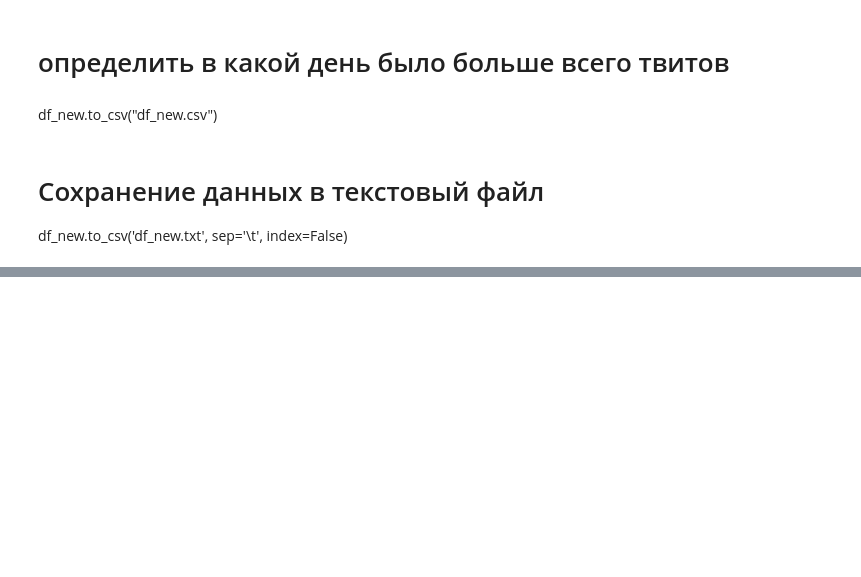
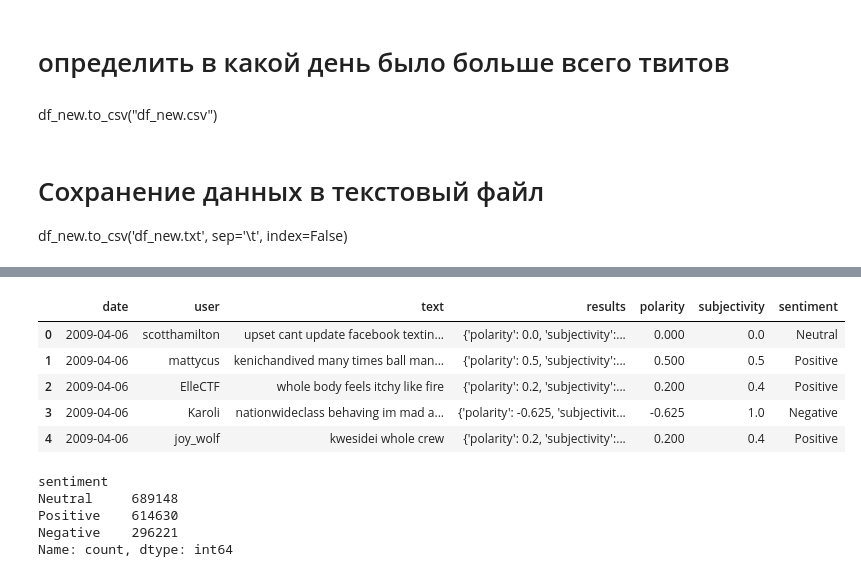
Before and after one commit to Alona-Aldushyna/Summer_2023_August_Repeat_Assessment, a Jupyter notebook: Summer_2023_August_Repeat_Assessment.ipynb, the cells around one changed output, grey strips where cells are left out. Drawn from its saved outputs; the diff is of its cells as text; code cells hidden in the pictures; blank space fills up the shorter version.

```diff
--- a/Summer_2023_August_Repeat_Assessment.ipynb
+++ b/Summer_2023_August_Repeat_Assessment.ipynb
@@ -358,0 +464,17 @@ df_new.to_csv('df_new.txt', sep='\t', index=False)
+# %%
+df_sentiment.head()
+# %% [output]
+|  | date | user | text | results | polarity | subjectivity | sentiment |
+| 0 | 2009-04-06 | scotthamilton | upset cant update facebook textin... | {'polarity': 0.0, 'subjectivity':... | 0.000 | 0.0 | Neutral |
+| 1 | 2009-04-06 | mattycus | kenichandived many times ball man... | {'polarity': 0.5, 'subjectivity':... | 0.500 | 0.5 | Positive |
+| 2 | 2009-04-06 | ElleCTF | whole body feels itchy like fire | {'polarity': 0.2, 'subjectivity':... | 0.200 | 0.4 | Positive |
+| 3 | 2009-04-06 | Karoli | nationwideclass behaving im mad a... | {'polarity': -0.625, 'subjectivit... | -0.625 | 1.0 | Negative |
+| 4 | 2009-04-06 | joy_wolf | kwesidei whole crew | {'polarity': 0.2, 'subjectivity':... | 0.200 | 0.4 | Positive |
+# %%
+df_sentiment["sentiment"].value_counts()
+# %% [output]
+sentiment
+Neutral     689148
+Positive    614630
+Negative    296221
+Name: count, dtype: int64
```
Also changed, not shown: parts of 54 cells of this notebook.
